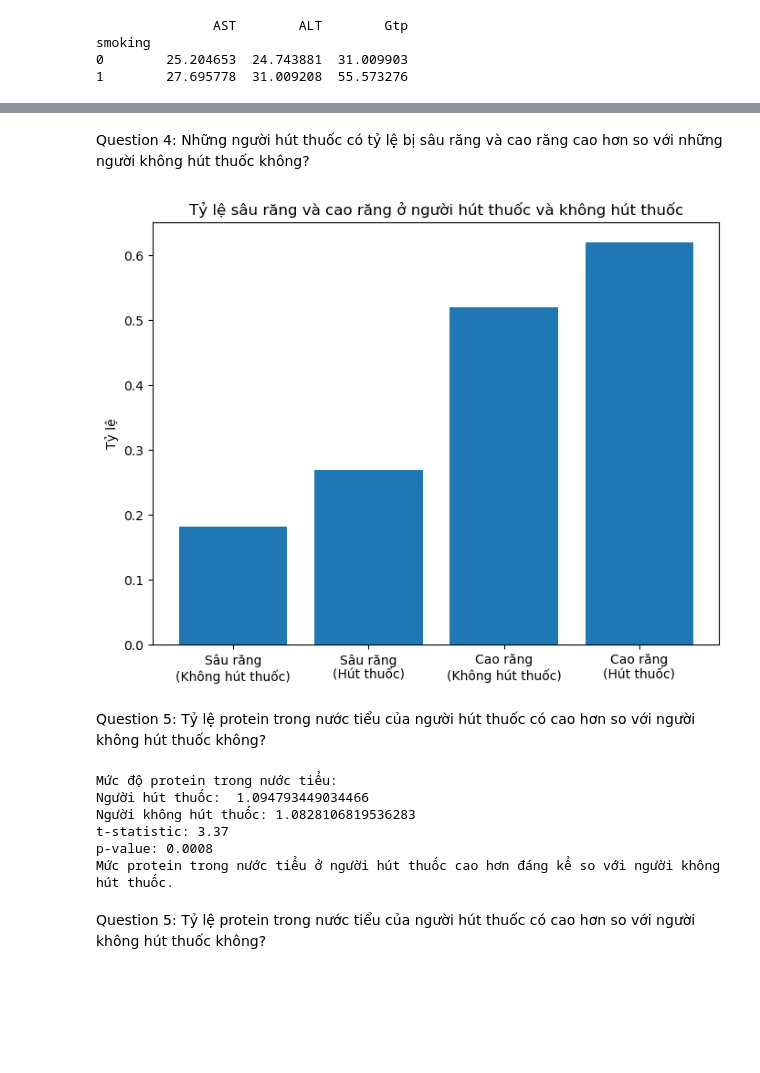
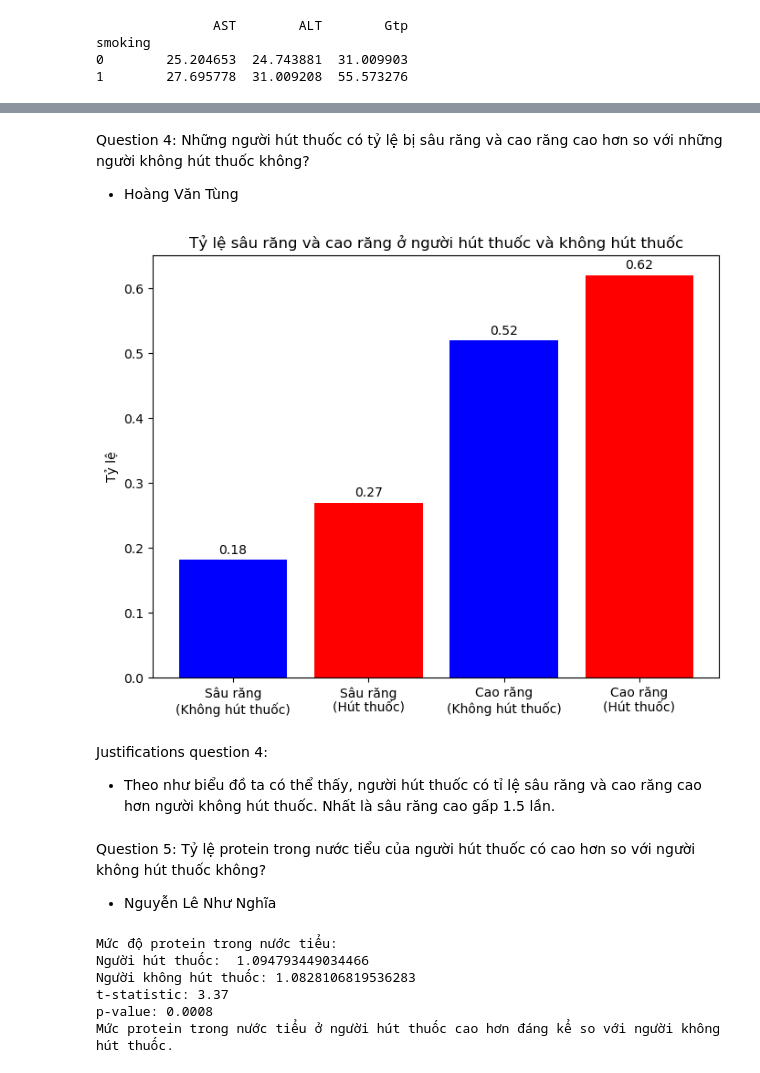
Before and after one commit to Kay-Day/Final-ChuyenDe, a Jupyter notebook: final-chuyende2.ipynb, the cells around one changed output, grey strips where cells are left out. Drawn from its saved outputs; the diff is of its cells as text; code cells hidden in the pictures; blank space fills up the shorter version.

```diff
--- a/final-chuyende2.ipynb
+++ b/final-chuyende2.ipynb
@@ -150,0 +172,10 @@ df1 = df1[(df1['age'] >= 18) & (df1['age'] <= 100) & (df1['height(cm)'] >= 150)
+# %%
+# Đọc hai file CSV
+df1 = pd.read_csv('smoking.csv')
+df2 = pd.read_csv('list_of_real_usa_addresses.csv')
+
+# Gộp hai DataFrame lại với nhau theo cột
+merged_df = pd.concat([df1, df2], axis=1)
+
+# Lưu DataFrame đã gộp thành file CSV mới
+merged_df.to_csv('merged_file.csv', index=False)
@@ -224,2 +277,3 @@ plt.show()
 # %% [markdown]
 Question 4: Những người hút thuốc có tỷ lệ bị sâu răng và cao răng cao hơn so với những người không hút thuốc không?
+- Hoàng Văn Tùng
@@ -241,12 +280,35 @@ labels = ['Sâu răng\n(Không hút thuốc)', 'Sâu răng\n(Hút thuốc)', 'Ca
 # %%
+# Tỷ lệ sâu răng
+caries_rate_smokers = df1[df1['smoking']==1]['dental caries'].mean()
+caries_rate_non_smokers = df1[df1['smoking']==0]['dental caries'].mean()
+# Chuyển đổi cột 'tartar' sang dạng nhị phân
+df1['tartar_binary'] = (df1['tartar'].str.contains('Y', case=False)).astype(int)
+
+# Tỷ lệ cao răng
+tartar_rate_smokers = df1[df1['smoking']==1]['tartar_binary'].mean()
+tartar_rate_non_smokers = df1[df1['smoking']==0]['tartar_binary'].mean()
+# Dữ liệu cho biểu đồ
+df1 = [caries_rate_non_smokers, caries_rate_smokers, tartar_rate_non_smokers, tartar_rate_smokers]
+labels = ['Sâu răng\n(Không hút thuốc)', 'Sâu răng\n(Hút thuốc)', 'Cao răng\n(Không hút thuốc)', 'Cao răng\n(Hút thuốc)']
 # Vẽ biểu đồ
 fig, ax = plt.subplots(figsize=(8, 6))
-ax.bar(labels, df1)
+bars = ax.bar(labels, df1, color=['blue', 'red', 'blue', 'red'])
+for bar in bars:
+    height = bar.get_height()
+    ax.annotate(f'{height:.2f}',
+                xy=(bar.get_x() + bar.get_width() / 2, height),
+                xytext=(0, 3),  # 3 points vertical offset
+                textcoords="offset points",
+                ha='center', va='bottom')
 ax.set_ylabel('Tỷ lệ')
 ax.set_title('Tỷ lệ sâu răng và cao răng ở người hút thuốc và không hút thuốc')
 plt.show()
 # %% [output]
-[figure, old version]
+[figure, new version]
+# %% [markdown]
+Justifications question 4:
+- Theo như biểu đồ ta có thể thấy, người hút thuốc có tỉ lệ sâu răng và cao răng cao hơn người không hút thuốc. Nhất là sâu răng cao gấp 1.5 lần.
 # %% [markdown]
-Question 5: Tỷ lệ protein trong nước tiểu của người hút thuốc có cao hơn so với người không hút thuốc không?
+Question 5:  Tỷ lệ protein trong nước tiểu của người hút thuốc có cao hơn so với người không hút thuốc không?
+- Nguyễn Lê Như Nghĩa
 # %%
@@ -277,5 +340,3 @@ Người không hút thuốc: 1.0828106819536283
 t-statistic: 3.37
 p-value: 0.0008
 Mức protein trong nước tiểu ở người hút thuốc cao hơn đáng kể so với người không hút thuốc.
-# %% [markdown]
-Question 5: Tỷ lệ protein trong nước tiểu của người hút thuốc có cao hơn so với người không hút thuốc không?
```
Also changed, not shown: parts of 45 cells of this notebook.
